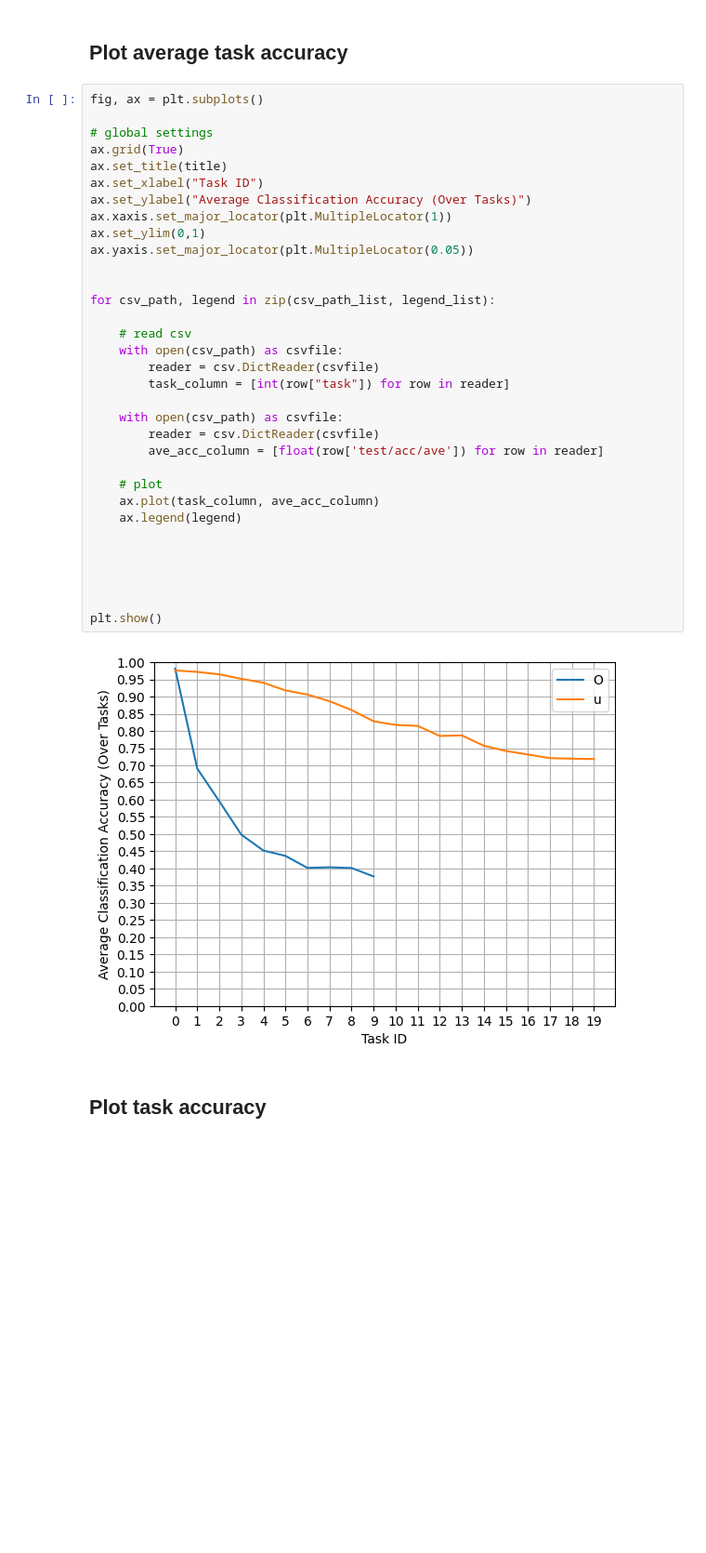
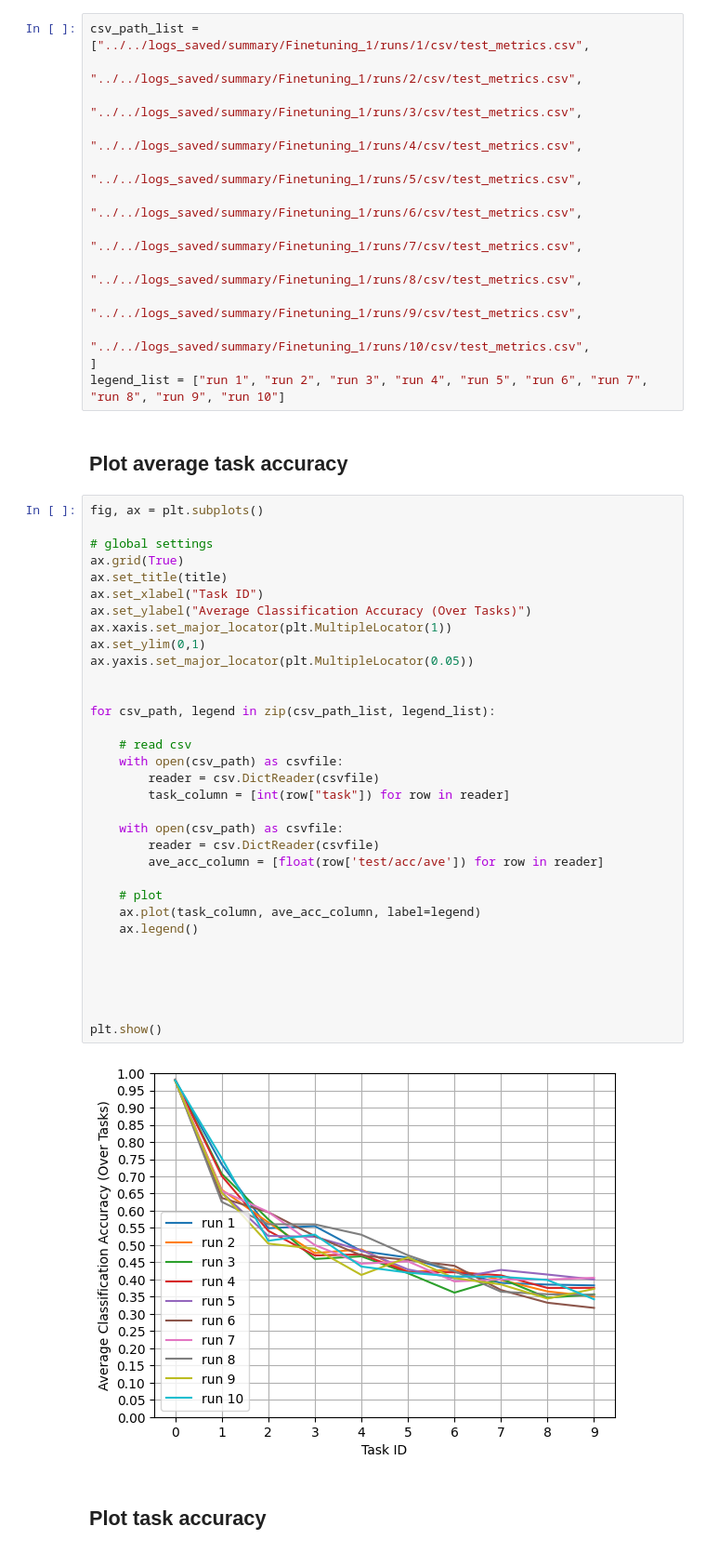
Before and after one commit to pengxiang-wang/continual-learning-arena-legacy, a Jupyter notebook: notebooks/visualisation/task_accuracy.ipynb, the cells around one changed output. Shown: that part at 93% size. Cells and saved outputs as stored; diff of their text form; blank space fills up the shorter version.

```diff
--- a/notebooks/visualisation/task_accuracy.ipynb
+++ b/notebooks/visualisation/task_accuracy.ipynb
@@ -17,3 +13,16 @@ legend_list = ["Finetuning", "Ours"]
+# %%
+csv_path_list = ["../../logs_saved/summary/Finetuning_1/runs/1/csv/test_metrics.csv",
+                 "../../logs_saved/summary/Finetuning_1/runs/2/csv/test_metrics.csv",
+                 "../../logs_saved/summary/Finetuning_1/runs/3/csv/test_metrics.csv",
+                 "../../logs_saved/summary/Finetuning_1/runs/4/csv/test_metrics.csv",
+                 "../../logs_saved/summary/Finetuning_1/runs/5/csv/test_metrics.csv",
+                 "../../logs_saved/summary/Finetuning_1/runs/6/csv/test_metrics.csv",
+                 "../../logs_saved/summary/Finetuning_1/runs/7/csv/test_metrics.csv",
+                 "../../logs_saved/summary/Finetuning_1/runs/8/csv/test_metrics.csv",
+                 "../../logs_saved/summary/Finetuning_1/runs/9/csv/test_metrics.csv",
+                 "../../logs_saved/summary/Finetuning_1/runs/10/csv/test_metrics.csv",
+]
+legend_list = ["run 1", "run 2", "run 3", "run 4", "run 5", "run 6", "run 7", "run 8", "run 9", "run 10"]
 # %% [markdown]
 ## Plot average task accuracy
 # %%
@@ -21,35 +30,35 @@ fig, ax = plt.subplots()
 
 # global settings
 ax.grid(True)
 ax.set_title(title)
 ax.set_xlabel("Task ID")
 ax.set_ylabel("Average Classification Accuracy (Over Tasks)")
 ax.xaxis.set_major_locator(plt.MultipleLocator(1))
 ax.set_ylim(0,1)
 ax.yaxis.set_major_locator(plt.MultipleLocator(0.05))
 
 
 for csv_path, legend in zip(csv_path_list, legend_list):
 
     # read csv
     with open(csv_path) as csvfile:
         reader = csv.DictReader(csvfile)
         task_column = [int(row["task"]) for row in reader]
 
     with open(csv_path) as csvfile:
         reader = csv.DictReader(csvfile)
         ave_acc_column = [float(row['test/acc/ave']) for row in reader]
 
     # plot
-    ax.plot(task_column, ave_acc_column)
-    ax.legend(legend)
+    ax.plot(task_column, ave_acc_column, label=legend)
+    ax.legend()
 
 
 
 
 
 plt.show()
 # %% [output]
-[figure, old version]
+[figure, new version]
 # %% [markdown]
 ## Plot task accuracy
```
Also changed, not shown: parts of 1 cell of this notebook, 1 other file.
